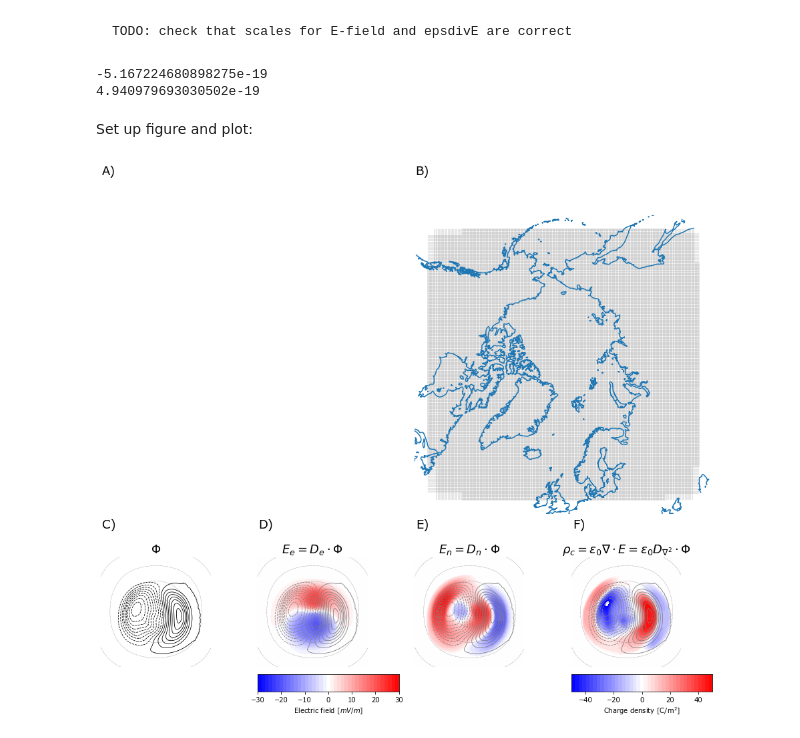
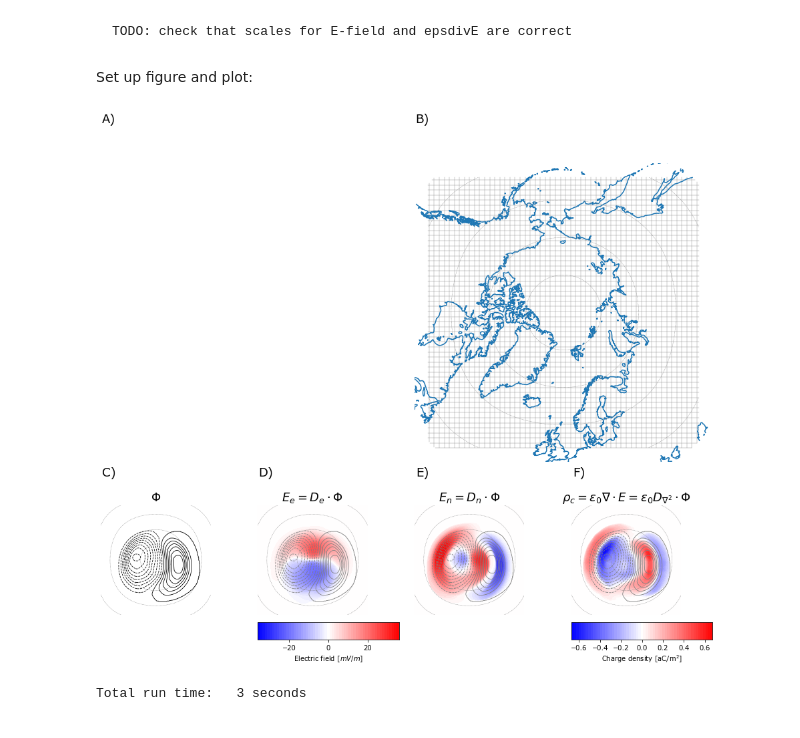
Before and after one commit to klaundal/lompe, a Jupyter notebook: examples/code_paper_figures/01_cubed_sphere_weimer_potential.ipynb, the cells around one changed output. Saved outputs shown, nothing was run; the diff lists cells and outputs as text; code cells hidden in the pictures.

Commit message:
cosmetic changes to plots, chenged divergence calculation slightly

```diff
--- a/examples/code_paper_figures/01_cubed_sphere_weimer_potential.ipynb
+++ b/examples/code_paper_figures/01_cubed_sphere_weimer_potential.ipynb
@@ -32,7 +35,8 @@ stencil_size = 3 # size of the stencil used for numerical differentiation
 Set up cubed sphere grid:
 # %%
 projection = lompe.cs.CSprojection(position = (0, 90), orientation = 0) # east, west oriented xi-axis
-grid = lompe.cs.CSgrid(projection, 20000e3, 20000e3, 50e3, 50e3, R = R)
+#grid = lompe.cs.CSgrid(projection, 20000e3, 20000e3, 50e3, 50e3, R = R) # old resolution
+grid = lompe.cs.CSgrid(projection, 20000e3, 20000e3, 30e3, 30e3, R = R)
 SKIP = 10 # how many grid points to skip when plotting vector fields
 # %% [markdown]
 Next, read Weimer module output file, interpolate potential (scalar field, $\Phi$) on the grid, assuming a dipole magnetic field:
@@ -52,3 +58,5 @@ V       = griddata((xi.flatten(), eta.flatten()), V.flatten(), (grid.xi.flatten(
+# %%
+V = median_filter(V, size = 3*SKIP, mode = 'constant', cval = 0)
 # %% [markdown]
 When ignoring inductive effects the electric field can be related to the electrostatic potential though $\mathbf{E} = -\nabla\Phi$. We can thus differentiate $\Phi$ to get electric field components:
 \begin{equation*}
@@ -90,21 +102,18 @@ Ddiv = grid.divergence(S = stencil_size, return_sparse = True)
 divE = Ddiv.dot(E_mat).reshape(grid.shape)
 # %% [markdown]
 Smooth electric field and div(E) for plotting:
-# %%
-E_e = median_filter(E_e, size = 3*SKIP, mode = 'constant', cval = 0)
-E_n = median_filter(E_n, size = 3*SKIP, mode = 'constant', cval = 0)
-divE = median_filter(divE, size = 3*SKIP, mode = 'constant', cval = 0)
-epsdivE = divE * eps # Faradays law
-
-E_n[grid.lat < 60] = 0
+# %%
+E_e = median_filter(E_e, size = 3*SKIP, mode = 'constant', cval = 0)
+E_n = median_filter(E_n, size = 3*SKIP, mode = 'constant', cval = 0)
+divE = median_filter(divE, size = 3*SKIP, mode = 'constant', cval = 0)
+epsdivE = divE * eps0 # convert to charge density - Gauss' law
+
+# remove lower latitudes
+# E_n[grid.lat < 60] = 0
+# E_e[grid.lat < 60] = 0
+# epsdivE[grid.lat < 60] = 0
 # %% [markdown]
     TODO: check that scales for E-field and epsdivE are correct
-# %%
-print(epsdivE.min())
-print(epsdivE.max())
-# %% [output]
--5.167224680898275e-19
-4.940979693030502e-19
 # %% [markdown]
 Set up figure and plot:
 # %%
@@ -156,14 +165,22 @@ for key in axs1.keys():
 
 # B) cubed sphere grid with coastlines
 # TODO: plot grid in a better way?
+count = -1
 for lon, lat in grid.get_grid_boundaries():
     xi, eta = grid.projection.geo2cube(lon, lat)
-    axs1['grid'].plot(xi[::20], eta[::20], color = 'grey', linewidth = .4)
+    count += 1
+    if count%5 !=0:
+        continue
+    axs1['grid'].plot(xi, eta, color = 'grey', linewidth = .4)
 
 # add coastlines
 xlim, ylim = axs1['grid'].get_xlim(), axs1['grid'].get_ylim()
 for cl in grid.projection.get_projected_coastlines():
     axs1['grid'].plot(cl[0], cl[1], color = 'C0')
+
+# add latitude contours
+axs1['grid'].contour(grid.xi, grid.eta, grid.lat, linestyles = '--', colors = 'grey',
+                                              linewidths = .4, levels = np.r_[-80:81:10])
 
 axs1['grid'].set_xlim(xlim)
 axs1['grid'].set_ylim(ylim)
@@ -186,7 +203,8 @@ axs2['potential'].set_title(r'$\Phi$', fontsize = 18)
 axs2['potential'].contour(grid.xi, grid.eta, V, colors = 'black', levels = np.r_[-100:101:4] * 1e3, linewidths = .8)
 
 # color scale for east, north E-field
-Elevels = np.linspace(-30, 30, 40) * 1e-3
+Escalelimits = np.max((np.abs(E_n), np.abs(E_e))) * 1e3 # added temporarily
+Elevels = np.linspace(-Escalelimits, Escalelimits, 60) * 1e-3
 
 # D) eastward electric field
 # E_e = D_e * Phi
@@ -200,34 +218,44 @@ axs2['E_n'].contour(grid.xi, grid.eta, V, colors = 'gray', levels = np.r_[-100:1
 axs2['E_n'].contourf(grid.xi, grid.eta, E_n, cmap = plt.cm.bwr, levels = Elevels)
 axs2['E_n'].set_title(r'$E_n = D_n \cdot \Phi$', fontsize = 18)
 
 # color bar for east, north electric fields
 x = np.vstack((Elevels, Elevels)).T
 y = np.vstack((np.zeros(Elevels.size), np.ones(Elevels.size))).T
 axs2['cbar'].contourf(x*1e3, y, x*1e3, levels = Elevels*1e3, cmap = plt.cm.bwr)
 axs2['cbar'].set_yticks([])
 axs2['cbar'].xaxis.set_label_position("bottom")
 axs2['cbar'].xaxis.tick_bottom()
 axs2['cbar'].set_xlabel('Electric field [$mV/m$]')
 
 
 # F) charge density
 
 # color scale for charge density (eps*divE)
-divElevels = np.linspace(-50, 50, 40) * 1e-20
+divscalelimits = np.max((np.abs(epsdivE))) * 1e18 # added temporarily
+divElevels = np.linspace(-divscalelimits, divscalelimits, 60) * 1e-18
 
 # divE = D_div * E
 # epsdivE = eps*divE
 axs2['Ediv'].contour(grid.xi, grid.eta, V, colors = 'gray', levels = np.r_[-100:101:4] * 1e3, linewidths = .8)
 axs2['Ediv'].contourf(grid.xi, grid.eta, epsdivE, cmap = plt.cm.bwr, levels = divElevels)
 axs2['Ediv'].set_title(r'$\rho_c=\epsilon_0 \nabla \cdot E = \epsilon_0 D_{\nabla^2} \cdot \Phi$', fontsize = 18);
 
 # color bar for div(E)
 x = np.vstack((divElevels, divElevels)).T
 y = np.vstack((np.zeros(divElevels.size), np.ones(divElevels.size))).T
-axs2['cbar2'].contourf(x*1e20, y, x*1e20, levels = divElevels*1e20, cmap = plt.cm.bwr)
+axs2['cbar2'].contourf(x*1e18, y, x*1e18, levels = divElevels*1e18, cmap = plt.cm.bwr)
 axs2['cbar2'].set_yticks([])
 axs2['cbar2'].xaxis.set_label_position("bottom")
 axs2['cbar2'].xaxis.tick_bottom()
-axs2['cbar2'].set_xlabel(r'Charge density [C/m$^2$]'); # really C/m^3
+axs2['cbar2'].set_xlabel(r'Charge density [aC/m$^2$]'); # really aC/m^3
 # %% [output]
-[figure, old version]
+[figure, new version]
+# %%
+# temporary to see how run time changes for different parameters
+
+endtime = datetime.now()
+runtime = endtime - starttime
+sec = runtime.seconds
+print(f'Total run time:   {sec} seconds')
+# %% [output]
+Total run time:   3 seconds
```
Also changed, not shown: parts of 4 cells of this notebook.
